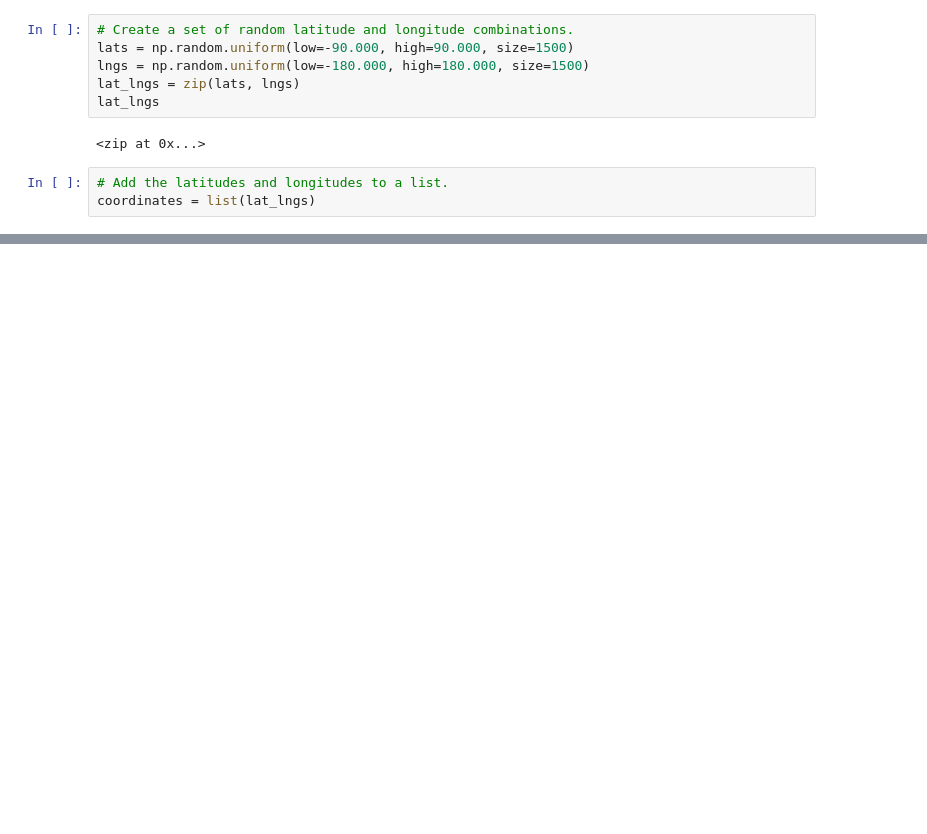
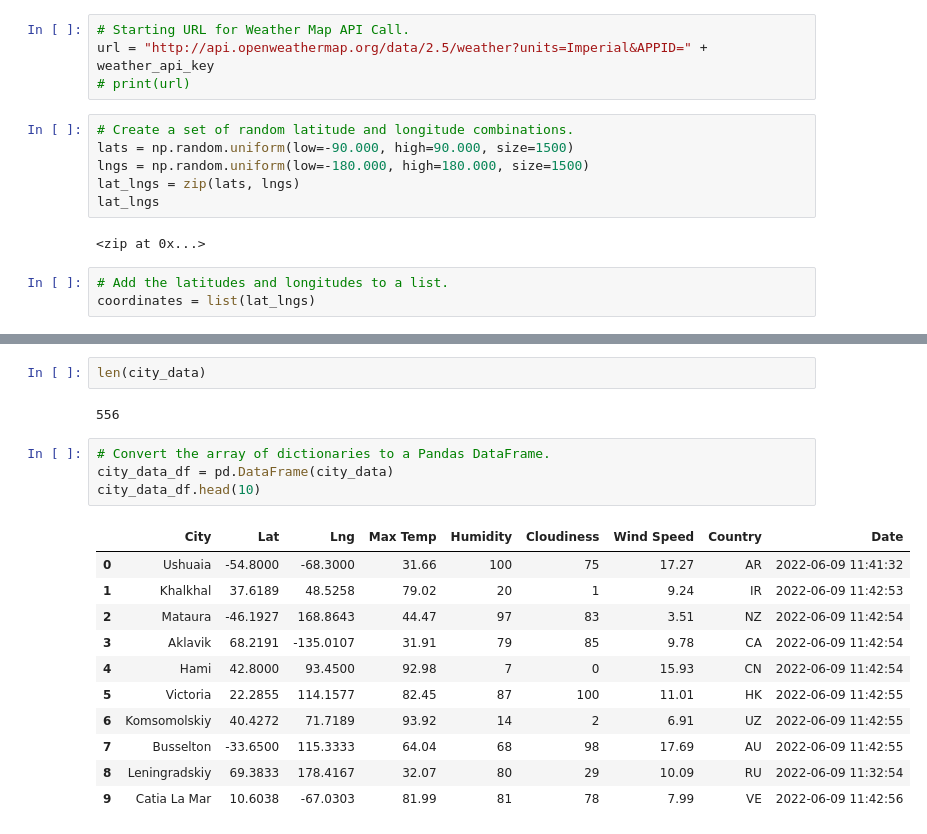
Before and after one commit to diianaesc/World_Weather_Analysis, a Jupyter notebook: WeatherPy.ipynb, the cells around one changed output, grey strips where cells are left out. Cells and saved outputs as stored; diff of their text form; blank space fills up the shorter version.

```diff
--- a/WeatherPy.ipynb
+++ b/WeatherPy.ipynb
@@ -9,3 +14,7 @@ import numpy as np
+# %%
+# Starting URL for Weather Map API Call.
+url = "http://api.openweathermap.org/data/2.5/weather?units=Imperial&APPID=" + weather_api_key
+# print(url)
 # %%
 # Create a set of random latitude and longitude combinations.
 lats = np.random.uniform(low=-90.000, high=90.000, size=1500)
@@ -58,0 +155,20 @@ len(cities)
+# %%
+len(city_data)
+# %% [output]
+556
+# %%
+# Convert the array of dictionaries to a Pandas DataFrame.
+city_data_df = pd.DataFrame(city_data)
+city_data_df.head(10)
+# %% [output]
+|  | City | Lat | Lng | Max Temp | Humidity | Cloudiness | Wind Speed | Country | Date |
+| 0 | Ushuaia | -54.8000 | -68.3000 | 31.66 | 100 | 75 | 17.27 | AR | 2022-06-09 11:41:32 |
+| 1 | Khalkhal | 37.6189 | 48.5258 | 79.02 | 20 | 1 | 9.24 | IR | 2022-06-09 11:42:53 |
+| 2 | Mataura | -46.1927 | 168.8643 | 44.47 | 97 | 83 | 3.51 | NZ | 2022-06-09 11:42:54 |
+| 3 | Aklavik | 68.2191 | -135.0107 | 31.91 | 79 | 85 | 9.78 | CA | 2022-06-09 11:42:54 |
+| 4 | Hami | 42.8000 | 93.4500 | 92.98 | 7 | 0 | 15.93 | CN | 2022-06-09 11:42:54 |
+| 5 | Victoria | 22.2855 | 114.1577 | 82.45 | 87 | 100 | 11.01 | HK | 2022-06-09 11:42:55 |
+| 6 | Komsomolskiy | 40.4272 | 71.7189 | 93.92 | 14 | 2 | 6.91 | UZ | 2022-06-09 11:42:55 |
+| 7 | Busselton | -33.6500 | 115.3333 | 64.04 | 68 | 98 | 17.69 | AU | 2022-06-09 11:42:55 |
+| 8 | Leningradskiy | 69.3833 | 178.4167 | 32.07 | 80 | 29 | 10.09 | RU | 2022-06-09 11:32:54 |
+| 9 | Catia La Mar | 10.6038 | -67.0303 | 81.99 | 81 | 78 | 7.99 | VE | 2022-06-09 11:42:56 |
```
Also changed, not shown: parts of 9 cells of this notebook, 4 other files.
